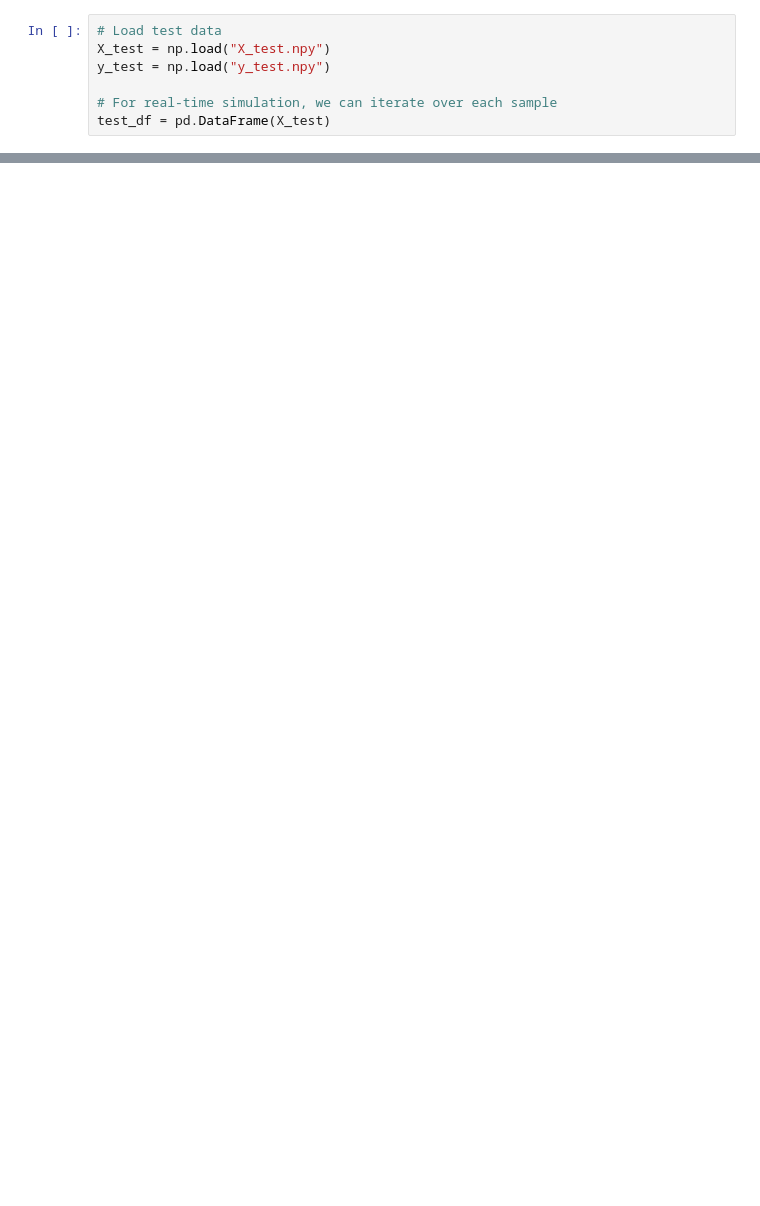
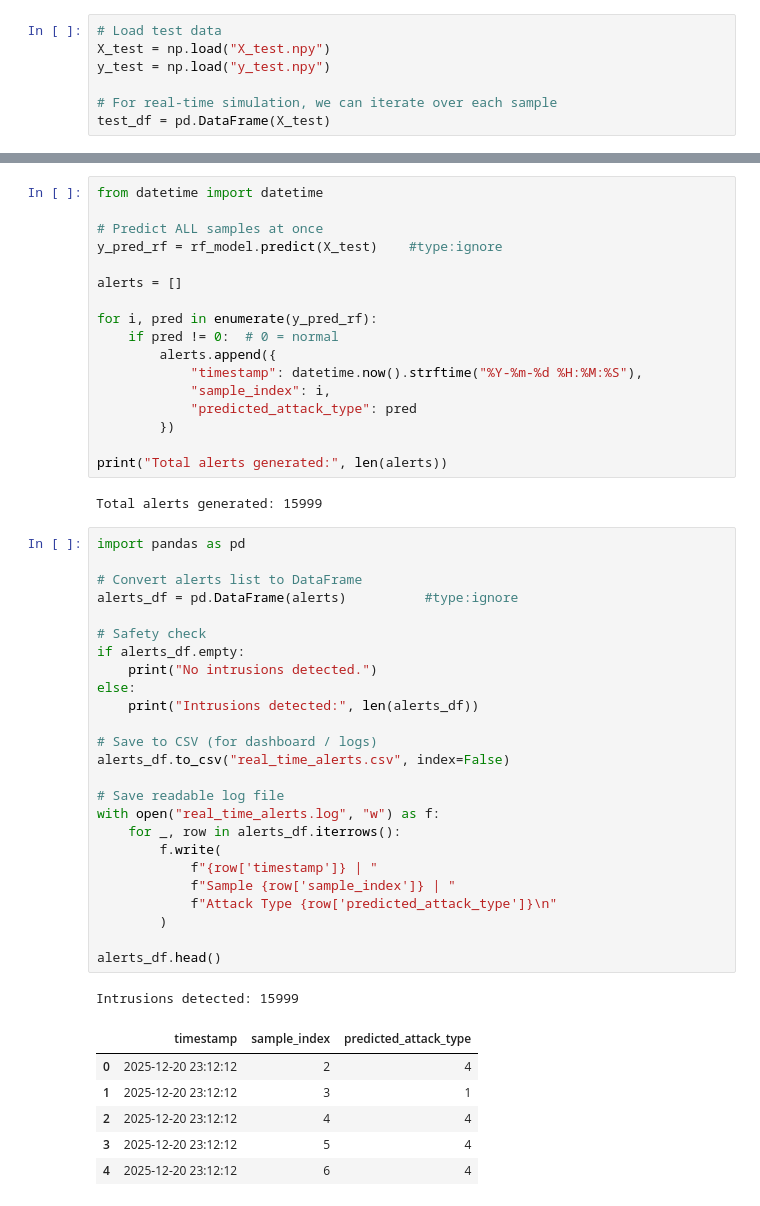
Before and after one commit to springboardmentor2507-alt/AI-Powered-NIDS, a Jupyter notebook: Rutweeja_task4.ipynb, the cells around one changed output, grey strips where cells are left out. Saved outputs shown, nothing was run; the diff lists cells and outputs as text; blank space fills up the shorter version.

```diff
--- a/Rutweeja_task4.ipynb
+++ b/Rutweeja_task4.ipynb
@@ -26,0 +35,52 @@ RandomForestClassifier(n_estimators=200, n_jobs=-1, random_state=42)
+# %%
+from datetime import datetime
+
+# Predict ALL samples at once
+y_pred_rf = rf_model.predict(X_test)    #type:ignore
+
+alerts = []
+
+for i, pred in enumerate(y_pred_rf):
+    if pred != 0:  # 0 = normal
+        alerts.append({
+            "timestamp": datetime.now().strftime("%Y-%m-%d %H:%M:%S"),
+            "sample_index": i,
+            "predicted_attack_type": pred
+        })
+
+print("Total alerts generated:", len(alerts))
+# %% [output]
+Total alerts generated: 15999
+# %%
+import pandas as pd
+
+# Convert alerts list to DataFrame
+alerts_df = pd.DataFrame(alerts)          #type:ignore
+
+# Safety check
+if alerts_df.empty:
+    print("No intrusions detected.")
+else:
+    print("Intrusions detected:", len(alerts_df))
+
+# Save to CSV (for dashboard / logs)
+alerts_df.to_csv("real_time_alerts.csv", index=False)
+
+# Save readable log file
+with open("real_time_alerts.log", "w") as f:
+    for _, row in alerts_df.iterrows():
+        f.write(
+            f"{row['timestamp']} | "
+            f"Sample {row['sample_index']} | "
+            f"Attack Type {row['predicted_attack_type']}\n"
+        )
+
+alerts_df.head()
+# %% [output]
+Intrusions detected: 15999
+|  | timestamp | sample_index | predicted_attack_type |
+| 0 | 2025-12-20 23:12:12 | 2 | 4 |
+| 1 | 2025-12-20 23:12:12 | 3 | 1 |
+| 2 | 2025-12-20 23:12:12 | 4 | 4 |
+| 3 | 2025-12-20 23:12:12 | 5 | 4 |
+| 4 | 2025-12-20 23:12:12 | 6 | 4 |
```
Also changed, not shown: parts of 10 cells of this notebook, 3 other files.
